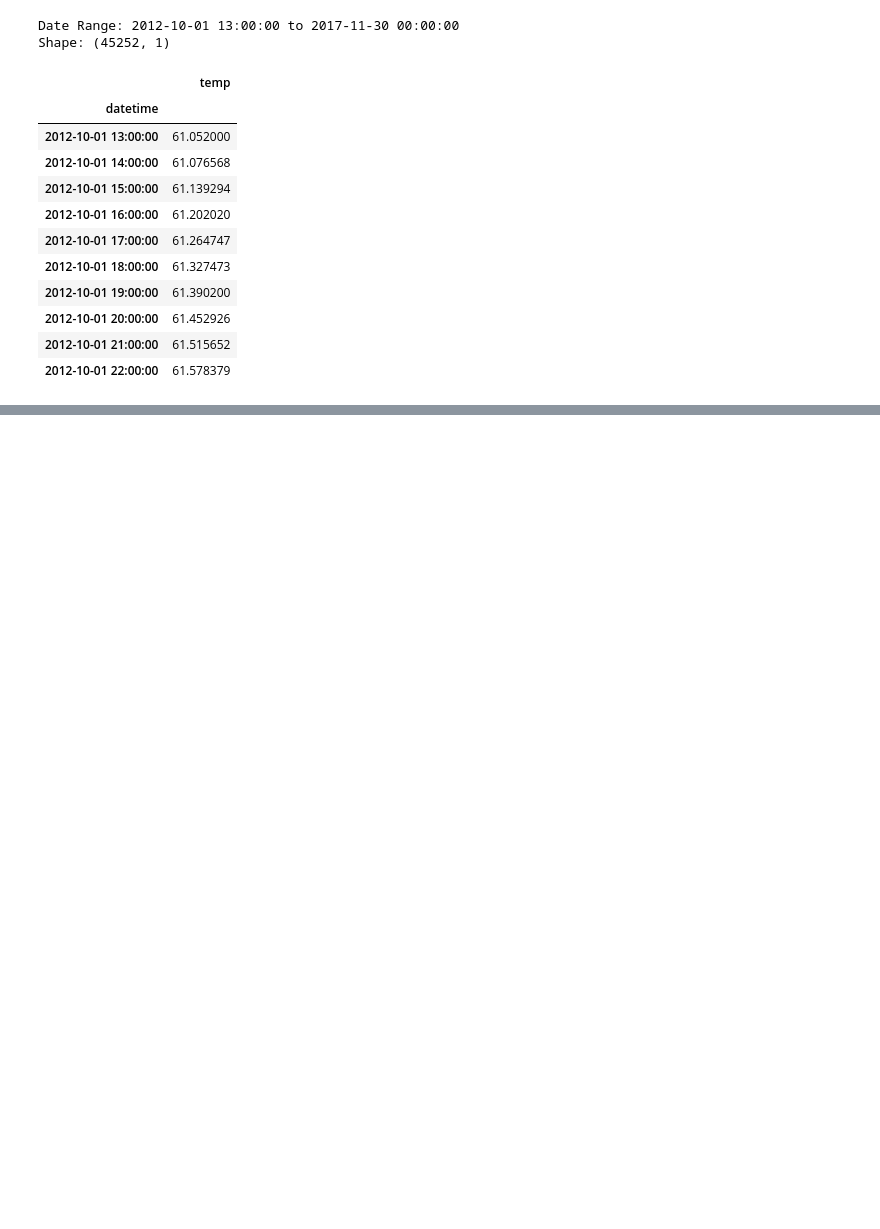
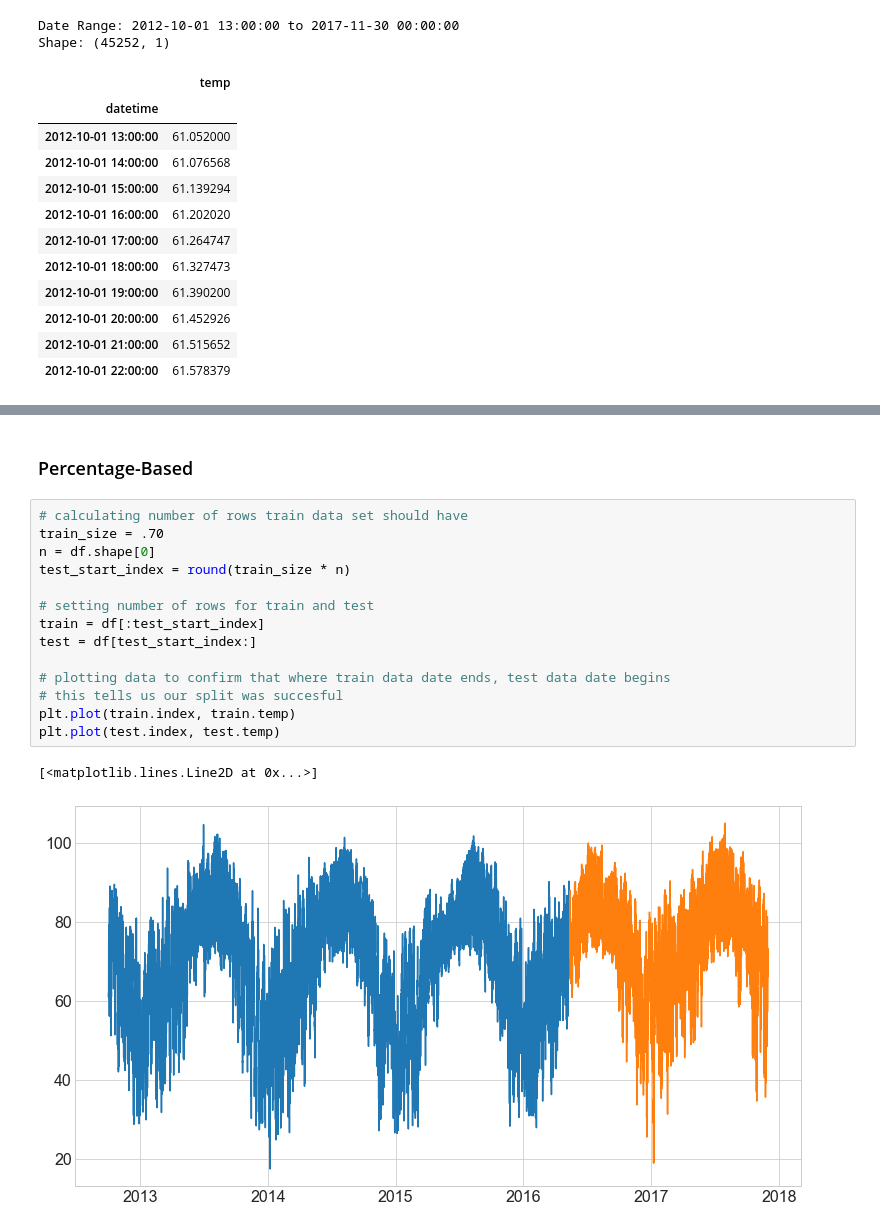
Before and after one commit to SamuelD-Data/time-series-exercises, a Jupyter notebook: explore_lesson.ipynb, the cells around one changed output, grey strips where cells are left out. Saved outputs shown, nothing was run; the diff lists cells and outputs as text; blank space fills up the shorter version.

```diff
--- a/explore_lesson.ipynb
+++ b/explore_lesson.ipynb
@@ -47,0 +58,19 @@ Shape: (45252, 1)
+# %% [markdown]
+### Percentage-Based
+# %%
+# calculating number of rows train data set should have
+train_size = .70
+n = df.shape[0]
+test_start_index = round(train_size * n)
+
+# setting number of rows for train and test
+train = df[:test_start_index]
+test = df[test_start_index:]
+
+# plotting data to confirm that where train data date ends, test data date begins
+# this tells us our split was succesful
+plt.plot(train.index, train.temp)
+plt.plot(test.index, test.temp)
+# %% [output]
+[<matplotlib.lines.Line2D at 0x...>]
+[figure, added]
```
Also changed, not shown: parts of 52 cells of this notebook.
